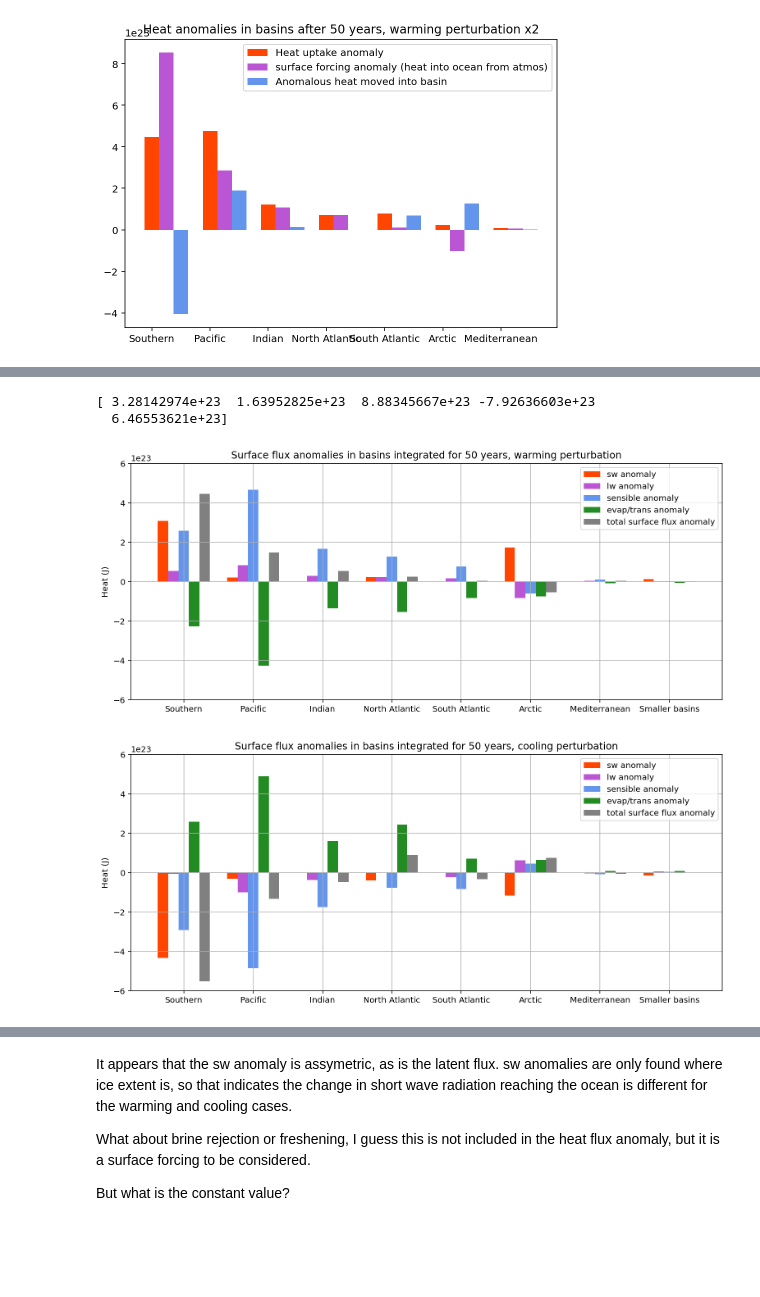
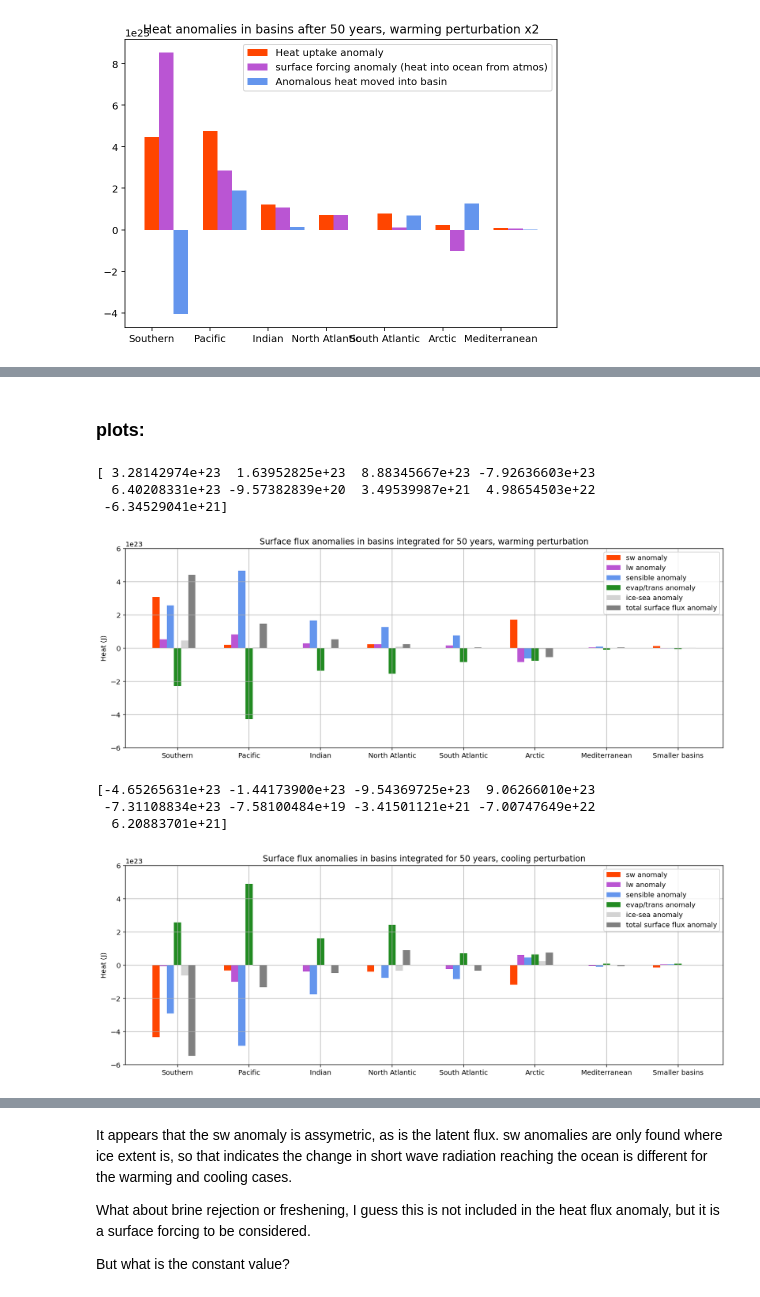
Before and after one commit to claireyung/unsw_clex_project_files, a Jupyter notebook: basin_heat_uptake.ipynb, the cells around one changed output, grey strips where cells are left out. Saved outputs shown, nothing was run; the diff lists cells and outputs as text; code cells hidden in the pictures; blank space fills up the shorter version.

```diff
--- a/basin_heat_uptake.ipynb
+++ b/basin_heat_uptake.ipynb
@@ -243,8 +249,9 @@ def heat_cont(ekey,basin_mask, year):
     vertically_integrated_heat_warm = (rho_0*c_p*darray1*darray2).sum('st_ocean')
 
     basin_heat_content = ((vertically_integrated_heat_warm-vertically_integrated_heat_cont)*basin_mask*darray3).groupby('time.year').mean('time').isel(year = year).sum('xt_ocean').sum('yt_ocean').values
-
-    surface_heat_flux = cc.querying.getvar(expt,'net_sfc_heating',session, start_time='2900-01-01').sel(time = slice('2900-01-01','2950-01-01'))
+    net_sfc_heating = cc.querying.getvar(expt,'net_sfc_heating',session, start_time='2900-01-01').sel(time = slice('2900-01-01','2950-01-01'))
+    frazil = cc.querying.getvar(expt,'frazil_3d_int_z',session, start_time='2900-01-01').sel(time = slice('2900-01-01','2950-01-01'))
+    surface_heat_flux = net_sfc_heating+frazil
     month_length = surface_heat_flux.time.dt.days_in_month
 
     basin_surface_int = (((surface_heat_flux-surface_heat_flux_cont)*month_length*24*3600).sel(time = slice('2900-01-01',str(2901+year)+'-01-01')).sum('time')*basin_mask*darray3).sum('xt_ocean').sum('yt_ocean').values
@@ -587,6 +595,12 @@ sw_cont = cc.querying.getvar(expt, 'swflx', session, ncfile = 'ocean_month.nc',
 lw_cont = cc.querying.getvar(expt, 'lw_heat', session, ncfile = 'ocean_month.nc', start_time='2900-01-01').sel(time = slice('2900-01-01','2950-01-01'))
 sens_cont = cc.querying.getvar(expt, 'sens_heat', session, ncfile = 'ocean_month.nc', start_time='2900-01-01').sel(time = slice('2900-01-01','2950-01-01'))
 evap_cont = cc.querying.getvar(expt, 'evap_heat', session, ncfile = 'ocean_month.nc', start_time='2900-01-01').sel(time = slice('2900-01-01','2950-01-01'))
+pme_cont = cc.querying.getvar(expt,'sfc_hflux_pme',session, start_time='2900-01-01').sel(time = slice('2900-01-01','2950-01-01'))
+runoff_cont = cc.querying.getvar(expt,'sfc_hflux_from_runoff',session, start_time='2900-01-01').sel(time = slice('2900-01-01','2950-01-01'))
+frazil_cont = cc.querying.getvar(expt,'frazil_3d_int_z',session, start_time='2900-01-01').sel(time = slice('2900-01-01','2950-01-01'))
+net_sfc_cont = cc.querying.getvar(expt,'net_sfc_heating',session, start_time='2900-01-01').sel(time = slice('2900-01-01','2950-01-01'))
+surface_heat_flux_cont =  frazil_cont + net_sfc_cont
+iceseaexchange_cont = surface_heat_flux_cont-sw_cont-lw_cont-sens_cont-evap_cont-pme_cont-runoff_cont
 # %%
 def decompose_surface_flux(ekey,basin_mask, year):
     expt = exptdict[ekey]['expt']
@@ -597,17 +611,27 @@ def decompose_surface_flux(ekey,basin_mask, year):
     lw = cc.querying.getvar(expt, 'lw_heat', session, ncfile = 'ocean_month.nc', start_time='2900-01-01').sel(time = slice('2900-01-01','2950-01-01'))
     sens = cc.querying.getvar(expt, 'sens_heat', session, ncfile = 'ocean_month.nc', start_time='2900-01-01').sel(time = slice('2900-01-01','2950-01-01'))
     evap = cc.querying.getvar(expt, 'evap_heat', session, ncfile = 'ocean_month.nc', start_time='2900-01-01').sel(time = slice('2900-01-01','2950-01-01'))
-    surface_heat_flux = cc.querying.getvar(expt,'net_sfc_heating',session, start_time='2900-01-01').sel(time = slice('2900-01-01','2950-01-01'))
+    frazil = cc.querying.getvar(expt,'frazil_3d_int_z',session, start_time='2900-01-01').sel(time = slice('2900-01-01','2950-01-01'))
+    net_sfc = cc.querying.getvar(expt,'net_sfc_heating',session, start_time='2900-01-01').sel(time = slice('2900-01-01','2950-01-01'))
+    surface_heat_flux =  frazil + net_sfc
     month_length = surface_heat_flux.time.dt.days_in_month
+    pme = cc.querying.getvar(expt,'sfc_hflux_pme',session, start_time='2900-01-01').sel(time = slice('2900-01-01','2950-01-01'))
+    runoff = cc.querying.getvar(expt,'sfc_hflux_from_runoff',session, start_time='2900-01-01').sel(time = slice('2900-01-01','2950-01-01'))
+    iceseaexchange = surface_heat_flux-sw-lw-sens-evap-pme-runoff
 
     basin_sw_int = (((sw-sw_cont)*month_length*24*3600).sel(time = slice('2900-01-01',str(2901+year)+'-01-01')).sum('time')*basin_mask*darray3).sum('xt_ocean').sum('yt_ocean').values
     basin_lw_int = (((lw-lw_cont)*month_length*24*3600).sel(time = slice('2900-01-01',str(2901+year)+'-01-01')).sum('time')*basin_mask*darray3).sum('xt_ocean').sum('yt_ocean').values
     basin_sens_int = (((sens-sens_cont)*month_length*24*3600).sel(time = slice('2900-01-01',str(2901+year)+'-01-01')).sum('time')*basin_mask*darray3).sum('xt_ocean').sum('yt_ocean').values
     basin_evap_int = (((evap-evap_cont)*month_length*24*3600).sel(time = slice('2900-01-01',str(2901+year)+'-01-01')).sum('time')*basin_mask*darray3).sum('xt_ocean').sum('yt_ocean').values
+    basin_icesea_int = (((iceseaexchange-iceseaexchange_cont)*month_length*24*3600).sel(time = slice('2900-01-01',str(2901+year)+'-01-01')).sum('time')*basin_mask*darray3).sum('xt_ocean').sum('yt_ocean').values
+    basin_pme_int = (((pme-pme_cont)*month_length*24*3600).sel(time = slice('2900-01-01',str(2901+year)+'-01-01')).sum('time')*basin_mask*darray3).sum('xt_ocean').sum('yt_ocean').values
+    basin_runoff_int = (((runoff-runoff_cont)*month_length*24*3600).sel(time = slice('2900-01-01',str(2901+year)+'-01-01')).sum('time')*basin_mask*darray3).sum('xt_ocean').sum('yt_ocean').values
+    basin_frazil_int = (((frazil-frazil_cont)*month_length*24*3600).sel(time = slice('2900-01-01',str(2901+year)+'-01-01')).sum('time')*basin_mask*darray3).sum('xt_ocean').sum('yt_ocean').values
+
 
     basin_surface_int = (((surface_heat_flux-surface_heat_flux_cont)*month_length*24*3600).sel(time = slice('2900-01-01',str(2901+year)+'-01-01')).sum('time')*basin_mask*darray3).sum('xt_ocean').sum('yt_ocean').values
 
-    return np.array([basin_sw_int, basin_lw_int, basin_sens_int, basin_evap_int, basin_surface_int])
+    return np.array([basin_sw_int, basin_lw_int, basin_sens_int, basin_evap_int, basin_surface_int, basin_pme_int, basin_runoff_int, basin_icesea_int, basin_frazil_int])
 # %%
 def decompose_surface_flux_cont(basin_mask, year):
     expt = '1deg_jra55_ryf_RCPcont'
@@ -638,26 +692,30 @@ data = np.column_stack((southern,pacific, indian, north_atlantic, south_atlantic
+# %% [markdown]
+### plots:
 # %%
 X = np.arange(8)
-fig = plt.figure(figsize = (10,4))
+fig = plt.figure(figsize = (12,4))
 ax = fig.add_axes([0,0,1,1])
-ax.bar(X + 0.00, data[0], color = 'orangered', width = 0.15)
-ax.bar(X + 0.15, data[1], color = 'mediumorchid', width = 0.15)
-ax.bar(X + 0.3, data[2], color = 'cornflowerblue', width = 0.15)
-ax.bar(X + 0.45, data[3], color = 'forestgreen', width = 0.15)
-ax.bar(X + 0.60, data[4], color = 'grey', width = 0.15)
+ax.bar(X + 0.00, data[0], color = 'orangered', width = 0.1)
+ax.bar(X + 0.1, data[1], color = 'mediumorchid', width = 0.1)
+ax.bar(X + 0.2, data[2], color = 'cornflowerblue', width = 0.1)
+ax.bar(X + 0.3, data[3], color = 'forestgreen', width = 0.1)
+ax.bar(X + 0.4, data[7], color = 'lightgrey', width = 0.1)
+ax.bar(X + 0.5, data[4], color = 'grey', width = 0.1)
 
-ax.legend(labels=['sw anomaly', 'lw anomaly','sensible anomaly', 'evap/trans anomaly','total surface flux anomaly'])
+ax.legend(labels=['sw anomaly', 'lw anomaly','sensible anomaly', 'evap/trans anomaly','ice-sea anomaly','total surface flux anomaly'])
 plt.xticks(X+0.3, ('Southern', 'Pacific', 'Indian', 'North Atlantic', 'South Atlantic','Arctic','Mediterranean', 'Smaller basins'))
 plt.title('Surface flux anomalies in basins integrated for 50 years, warming perturbation')
 plt.grid()
 plt.ylim(-6e23,6e23)
 plt.ylabel('Heat (J)')
 
 print(np.sum(data[:,0:3], axis = 1))
-plt.savefig('warming_surfbasin')
+#plt.savefig('warming_surfbasin')
 # %% [output]
 [ 3.28142974e+23  1.63952825e+23  8.88345667e+23 -7.92636603e+23
-  6.46553621e+23]
+  6.40208331e+23 -9.57382839e+20  3.49539987e+21  4.98654503e+22
+ -6.34529041e+21]
-[figure, old version]
+[figure, new version]
 # %%
 southern = decompose_surface_flux('Cooling', southern_mask, 59)
 pacific = decompose_surface_flux('Cooling', pacific_mask, 59)
@@ -671,24 +729,28 @@ extra = decompose_surface_flux('Cooling', extra_mask, 59)
 data = np.column_stack((southern,pacific, indian, north_atlantic, south_atlantic, arctic, mediterranean, extra))
 # %%
 X = np.arange(8)
-fig = plt.figure(figsize = (10,4))
+fig = plt.figure(figsize = (12,4))
 ax = fig.add_axes([0,0,1,1])
-ax.bar(X + 0.00, data[0], color = 'orangered', width = 0.15)
-ax.bar(X + 0.15, data[1], color = 'mediumorchid', width = 0.15)
-ax.bar(X + 0.3, data[2], color = 'cornflowerblue', width = 0.15)
-ax.bar(X + 0.45, data[3], color = 'forestgreen', width = 0.15)
-ax.bar(X + 0.60, data[4], color = 'grey', width = 0.15)
+ax.bar(X + 0.00, data[0], color = 'orangered', width = 0.1)
+ax.bar(X + 0.1, data[1], color = 'mediumorchid', width = 0.1)
+ax.bar(X + 0.2, data[2], color = 'cornflowerblue', width = 0.1)
+ax.bar(X + 0.3, data[3], color = 'forestgreen', width = 0.1)
+ax.bar(X + 0.4, data[7], color = 'lightgrey', width = 0.1)
+ax.bar(X + 0.5, data[4], color = 'grey', width = 0.1)
 
-ax.legend(labels=['sw anomaly', 'lw anomaly','sensible anomaly', 'evap/trans anomaly','total surface flux anomaly'])
+ax.legend(labels=['sw anomaly', 'lw anomaly','sensible anomaly', 'evap/trans anomaly','ice-sea anomaly','total surface flux anomaly'])
 plt.xticks(X+0.3, ('Southern', 'Pacific', 'Indian', 'North Atlantic', 'South Atlantic','Arctic','Mediterranean', 'Smaller basins'))
 plt.title('Surface flux anomalies in basins integrated for 50 years, cooling perturbation')
 plt.grid()
 plt.ylim(-6e23,6e23)
 plt.ylabel('Heat (J)')
 
-#print(np.sum(data[0:3], axis = 1))
-plt.savefig('cooling_surfbasin')
+print(np.sum(data[:,0:3], axis = 1))
+#plt.savefig('warming_surfbasin')
 # %% [output]
+[-4.65265631e+23 -1.44173900e+23 -9.54369725e+23  9.06266010e+23
+ -7.31108834e+23 -7.58100484e+19 -3.41501121e+21 -7.00747649e+22
+  6.20883701e+21]
-[figure, old version]
+[figure, new version]
 # %%
 X = np.arange(8)
```
Also changed, not shown: parts of 11 cells of this notebook, 14 other files.
